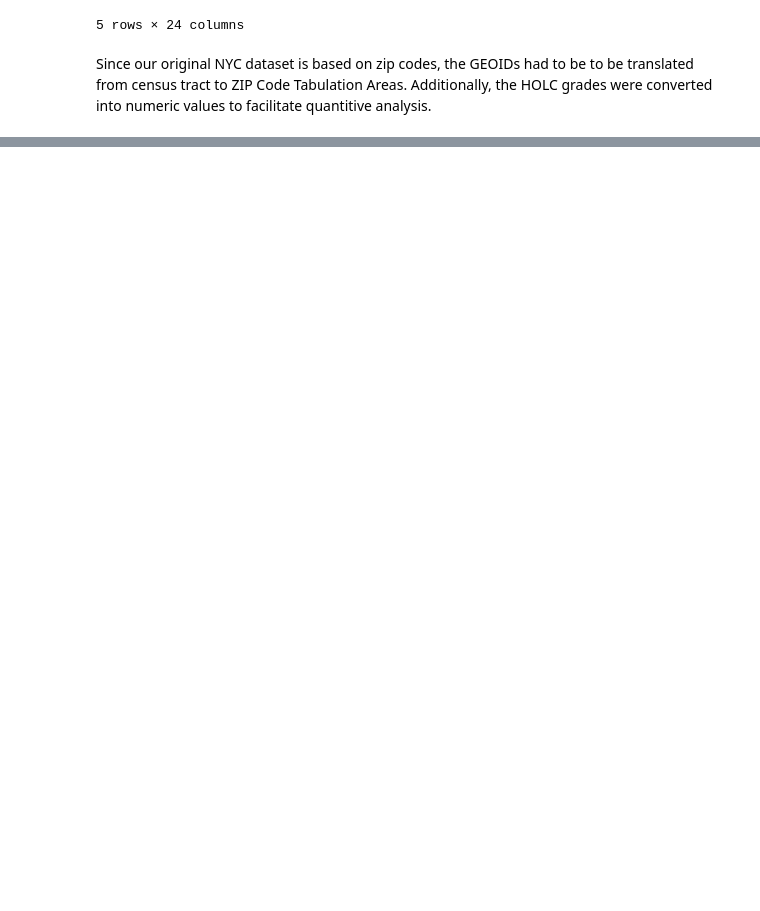
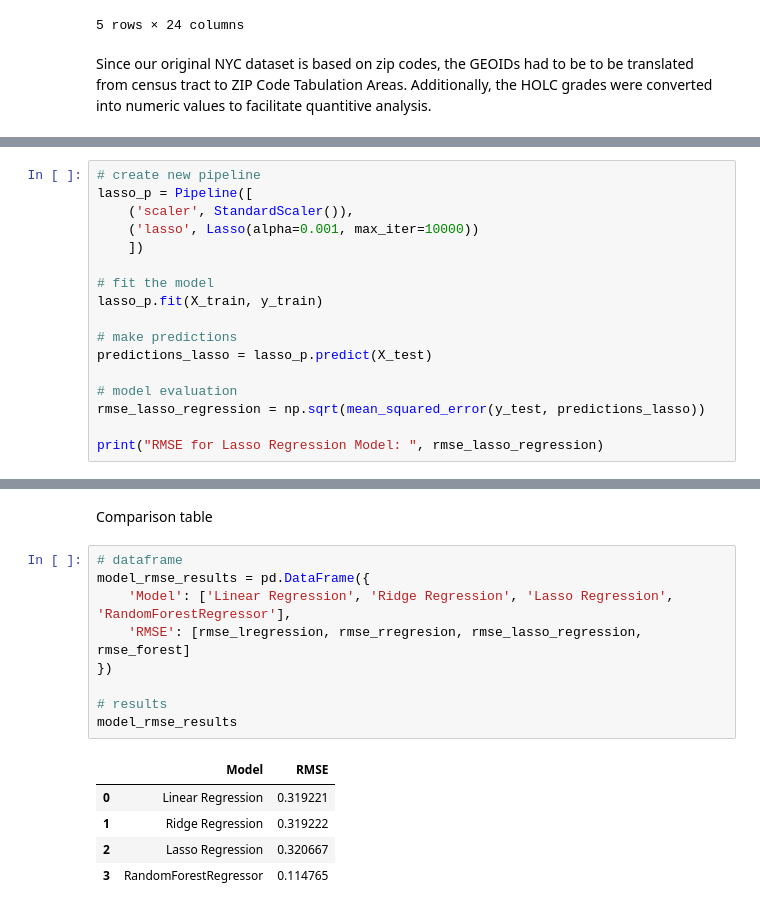
Before and after one commit to celina-ayl/capstone_project, a Jupyter notebook: capstone_project.ipynb, the cells around one changed output, grey strips where cells are left out. Cells and saved outputs as stored; diff of their text form; blank space fills up the shorter version.

```diff
--- a/capstone_project.ipynb
+++ b/capstone_project.ipynb
@@ -1087,0 +1195,17 @@ df_final.head() # printing the result
+# %%
+# create new pipeline
+lasso_p = Pipeline([
+    ('scaler', StandardScaler()),
+    ('lasso', Lasso(alpha=0.001, max_iter=10000))
+    ])
+
+# fit the model
+lasso_p.fit(X_train, y_train)
+
+# make predictions
+predictions_lasso = lasso_p.predict(X_test)
+
+# model evaluation
+rmse_lasso_regression = np.sqrt(mean_squared_error(y_test, predictions_lasso))
+
+print("RMSE for Lasso Regression Model: ", rmse_lasso_regression)
@@ -1087,0 +1235,17 @@ df_final.head() # printing the result
+# %% [markdown]
+Comparison table
+# %%
+# dataframe
+model_rmse_results = pd.DataFrame({
+    'Model': ['Linear Regression', 'Ridge Regression', 'Lasso Regression', 'RandomForestRegressor'],
+    'RMSE': [rmse_lregression, rmse_rregresion, rmse_lasso_regression, rmse_forest]
+})
+
+# results
+model_rmse_results
+# %% [output]
+|  | Model | RMSE |
+| 0 | Linear Regression | 0.319221 |
+| 1 | Ridge Regression | 0.319222 |
+| 2 | Lasso Regression | 0.320667 |
+| 3 | RandomForestRegressor | 0.114765 |
```
Also changed, not shown: parts of 22 cells of this notebook.
